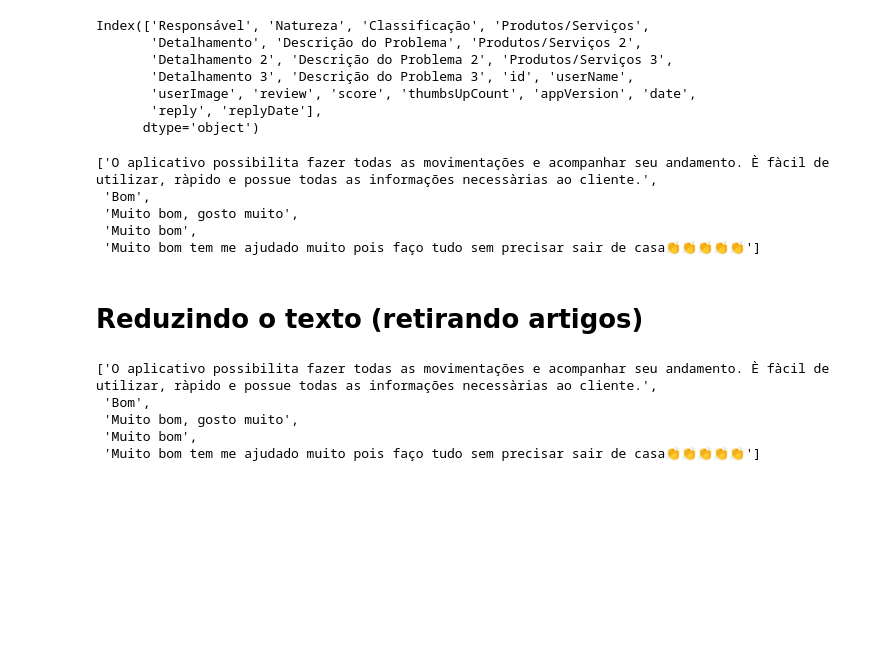
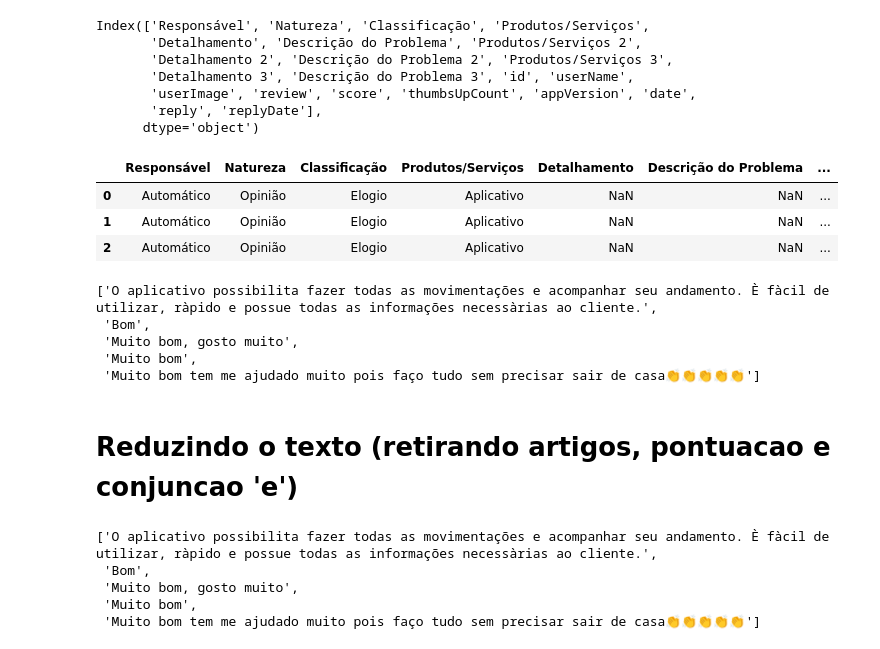
Before and after one commit to marcelounb/BB, a Jupyter notebook: ia_mobile2.ipynb, the cells around one changed output. Saved outputs shown, nothing was run; the diff lists cells and outputs as text; code cells hidden in the pictures; blank space fills up the shorter version.

```diff
--- a/ia_mobile2.ipynb
+++ b/ia_mobile2.ipynb
@@ -34,6 +34,13 @@ Index(['Responsável', 'Natureza', 'Classificação', 'Produtos/Serviços',
        'userImage', 'review', 'score', 'thumbsUpCount', 'appVersion', 'date',
        'reply', 'replyDate'],
       dtype='object')
+# %%
+dataset.head(3)
+# %% [output]
+|  | Responsável | Natureza | Classificação | Produtos/Serviços | Detalhamento | Descrição do Problema | ... |
+| 0 | Automático | Opinião | Elogio | Aplicativo | NaN | NaN | ... |
+| 1 | Automático | Opinião | Elogio | Aplicativo | NaN | NaN | ... |
+| 2 | Automático | Opinião | Elogio | Aplicativo | NaN | NaN | ... |
 # %%
 review[0:5]
 # %% [output]
@@ -43,7 +50,7 @@ review[0:5]
  'Muito bom',
  'Muito bom tem me ajudado muito pois faço tudo sem precisar sair de casa👏👏👏👏👏']
 # %% [markdown]
-# Reduzindo o texto (retirando artigos)
+# Reduzindo o texto (retirando artigos, pontuacao e conjuncao 'e')
 # %%
 def reduzir_texto(frases):
   frase = ''
```
Also changed, not shown: parts of 17 cells of this notebook.
